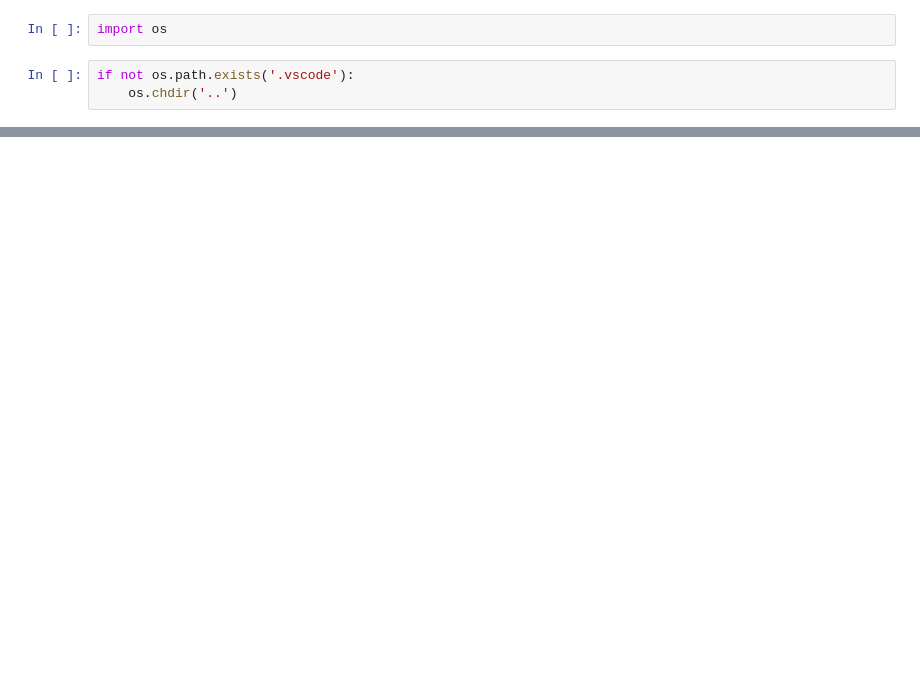
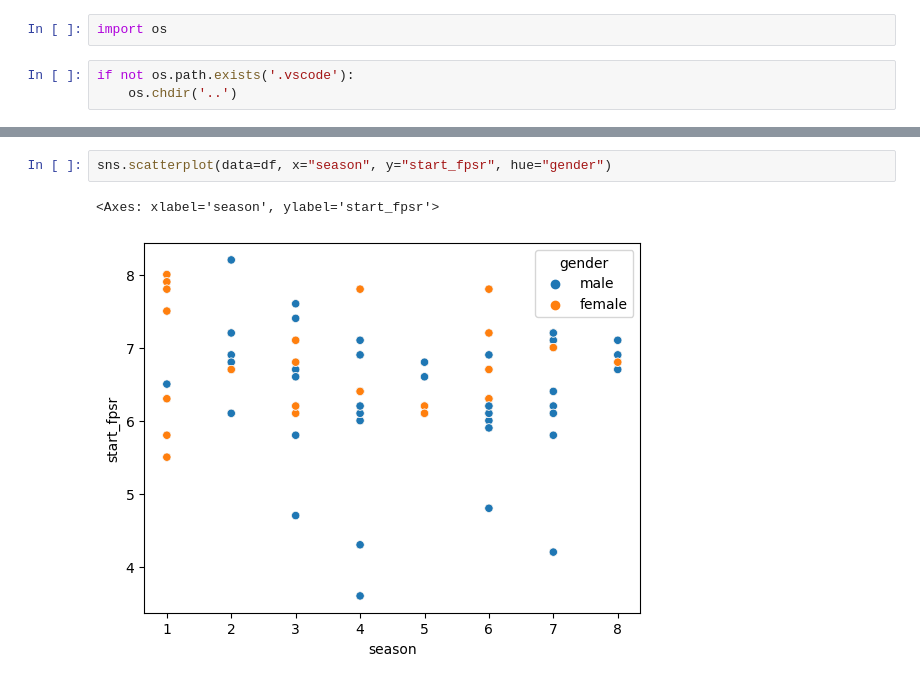
Before and after one commit to kjprice/naked_and_afraid_statistics, a Jupyter notebook: notebooks/EDA.ipynb, the cells around one changed output, grey strips where cells are left out. Saved outputs shown, nothing was run; the diff lists cells and outputs as text; blank space fills up the shorter version.

```diff
--- a/notebooks/EDA.ipynb
+++ b/notebooks/EDA.ipynb
@@ -16,0 +77,5 @@ df = pd.read_csv(CSV_LOCAL_FILEPATH)
+# %%
+sns.scatterplot(data=df, x="season", y="start_fpsr", hue="gender")
+# %% [output]
+<Axes: xlabel='season', ylabel='start_fpsr'>
+[figure, added]
```
Also changed, not shown: parts of 12 cells of this notebook.
